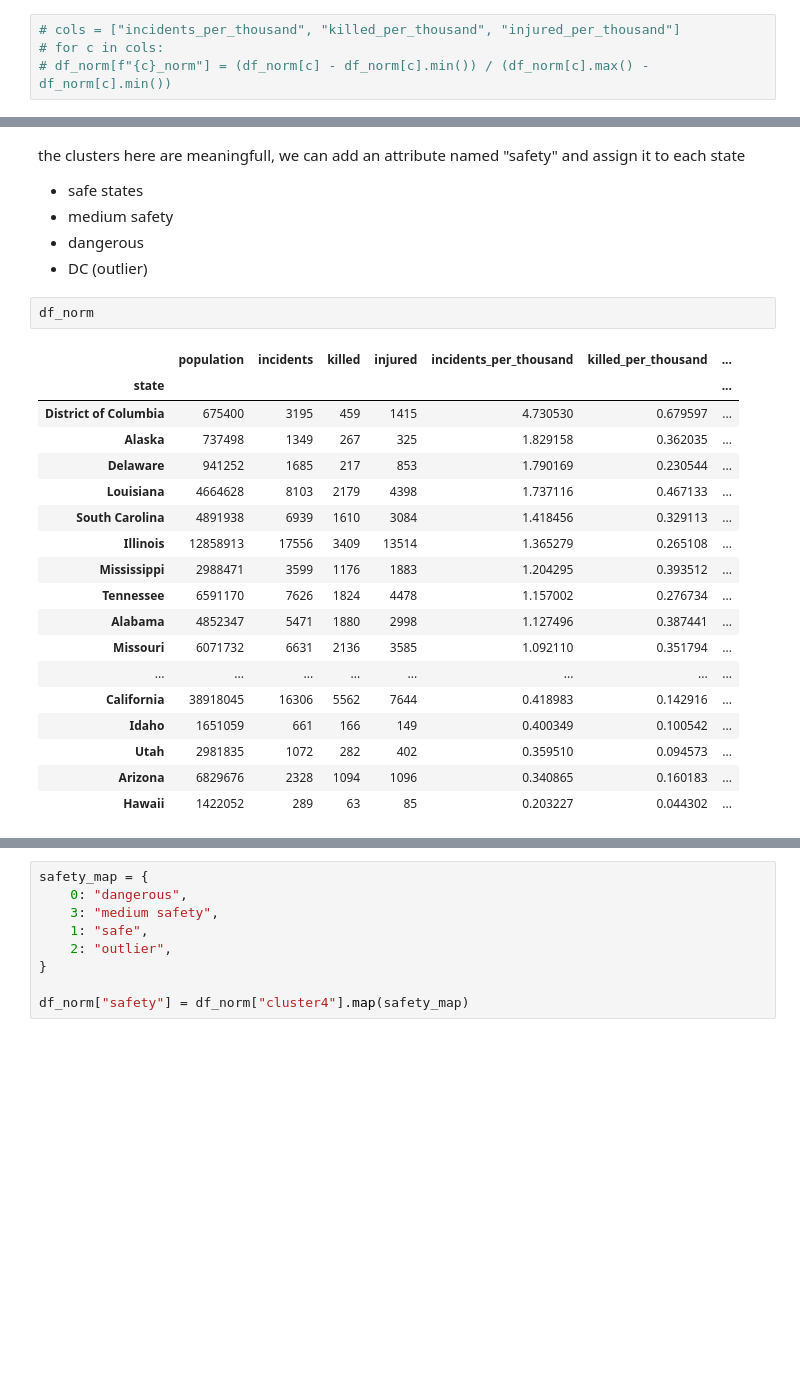
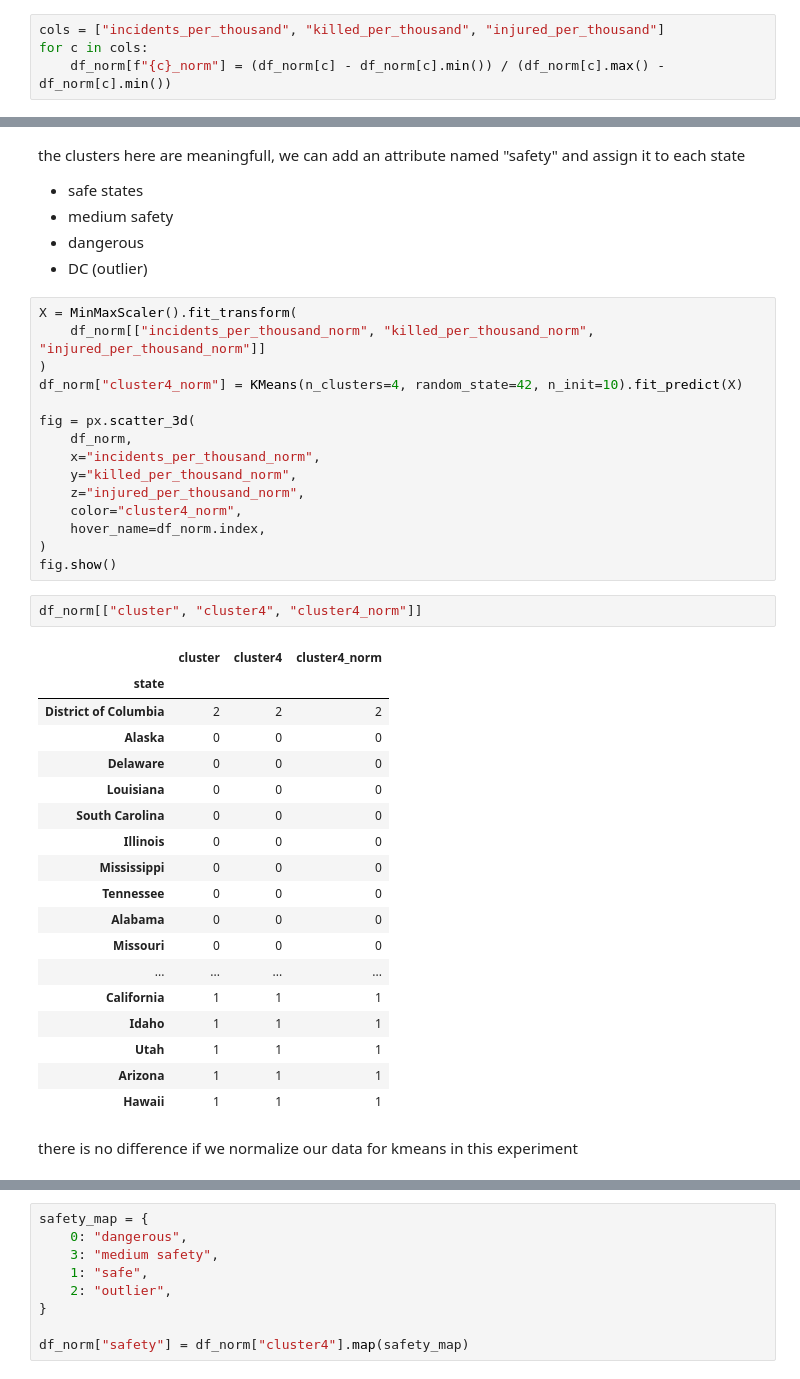
Before and after one commit to Neukz/gun-violence-analysis, a Jupyter notebook: notebooks/state_analysis.ipynb, the cells around one changed output, grey strips where cells are left out. Saved outputs shown, nothing was run; the diff lists cells and outputs as text; blank space fills up the shorter version.

```diff
--- a/notebooks/state_analysis.ipynb
+++ b/notebooks/state_analysis.ipynb
@@ -33,9 +33,9 @@ df_norm
 | Arizona | 6829676 | 2328 | 1094 | 1096 | 0.340865 | 0.160183 | ... |
 | Hawaii | 1422052 | 289 | 63 | 85 | 0.203227 | 0.044302 | ... |
 # %%
-# cols = ["incidents_per_thousand", "killed_per_thousand", "injured_per_thousand"]
-# for c in cols:
-# df_norm[f"{c}_norm"] = (df_norm[c] - df_norm[c].min()) / (df_norm[c].max() - df_norm[c].min())
+cols = ["incidents_per_thousand", "killed_per_thousand", "injured_per_thousand"]
+for c in cols:
+    df_norm[f"{c}_norm"] = (df_norm[c] - df_norm[c].min()) / (df_norm[c].max() - df_norm[c].min())
 # %%
 X = MinMaxScaler().fit_transform(
     df[["incidents_per_thousand", "killed_per_thousand", "injured_per_thousand"]]
@@ -110,23 +110,40 @@ the clusters here are meaningfull, we can add an attribute named "safety" and as
 - dangerous
 - DC (outlier)
 # %%
-df_norm
+X = MinMaxScaler().fit_transform(
+    df_norm[["incidents_per_thousand_norm", "killed_per_thousand_norm", "injured_per_thousand_norm"]]
+)
+df_norm["cluster4_norm"] = KMeans(n_clusters=4, random_state=42, n_init=10).fit_predict(X)
+
+fig = px.scatter_3d(
+    df_norm,
+    x="incidents_per_thousand_norm",
+    y="killed_per_thousand_norm",
+    z="injured_per_thousand_norm",
+    color="cluster4_norm",
+    hover_name=df_norm.index,
+)
+fig.show()
-# %% [output]
-|  | population | incidents | killed | injured | incidents_per_thousand | killed_per_thousand | ... |
-| state |  |  |  |  |  |  | ... |
-| District of Columbia | 675400 | 3195 | 459 | 1415 | 4.730530 | 0.679597 | ... |
-| Alaska | 737498 | 1349 | 267 | 325 | 1.829158 | 0.362035 | ... |
-| Delaware | 941252 | 1685 | 217 | 853 | 1.790169 | 0.230544 | ... |
-| Louisiana | 4664628 | 8103 | 2179 | 4398 | 1.737116 | 0.467133 | ... |
-| South Carolina | 4891938 | 6939 | 1610 | 3084 | 1.418456 | 0.329113 | ... |
-| Illinois | 12858913 | 17556 | 3409 | 13514 | 1.365279 | 0.265108 | ... |
-| Mississippi | 2988471 | 3599 | 1176 | 1883 | 1.204295 | 0.393512 | ... |
-| Tennessee | 6591170 | 7626 | 1824 | 4478 | 1.157002 | 0.276734 | ... |
-| Alabama | 4852347 | 5471 | 1880 | 2998 | 1.127496 | 0.387441 | ... |
-| Missouri | 6071732 | 6631 | 2136 | 3585 | 1.092110 | 0.351794 | ... |
-| ... | ... | ... | ... | ... | ... | ... | ... |
-| California | 38918045 | 16306 | 5562 | 7644 | 0.418983 | 0.142916 | ... |
-| Idaho | 1651059 | 661 | 166 | 149 | 0.400349 | 0.100542 | ... |
-| Utah | 2981835 | 1072 | 282 | 402 | 0.359510 | 0.094573 | ... |
-| Arizona | 6829676 | 2328 | 1094 | 1096 | 0.340865 | 0.160183 | ... |
-| Hawaii | 1422052 | 289 | 63 | 85 | 0.203227 | 0.044302 | ... |
+# %%
+df_norm[["cluster", "cluster4", "cluster4_norm"]]
+# %% [output]
+|  | cluster | cluster4 | cluster4_norm |
+| state |  |  |  |
+| District of Columbia | 2 | 2 | 2 |
+| Alaska | 0 | 0 | 0 |
+| Delaware | 0 | 0 | 0 |
+| Louisiana | 0 | 0 | 0 |
+| South Carolina | 0 | 0 | 0 |
+| Illinois | 0 | 0 | 0 |
+| Mississippi | 0 | 0 | 0 |
+| Tennessee | 0 | 0 | 0 |
+| Alabama | 0 | 0 | 0 |
+| Missouri | 0 | 0 | 0 |
+| ... | ... | ... | ... |
+| California | 1 | 1 | 1 |
+| Idaho | 1 | 1 | 1 |
+| Utah | 1 | 1 | 1 |
+| Arizona | 1 | 1 | 1 |
+| Hawaii | 1 | 1 | 1 |
+# %% [markdown]
+there is no difference if we normalize our data for kmeans in this experiment
```
Also changed, not shown: parts of 11 cells of this notebook.
